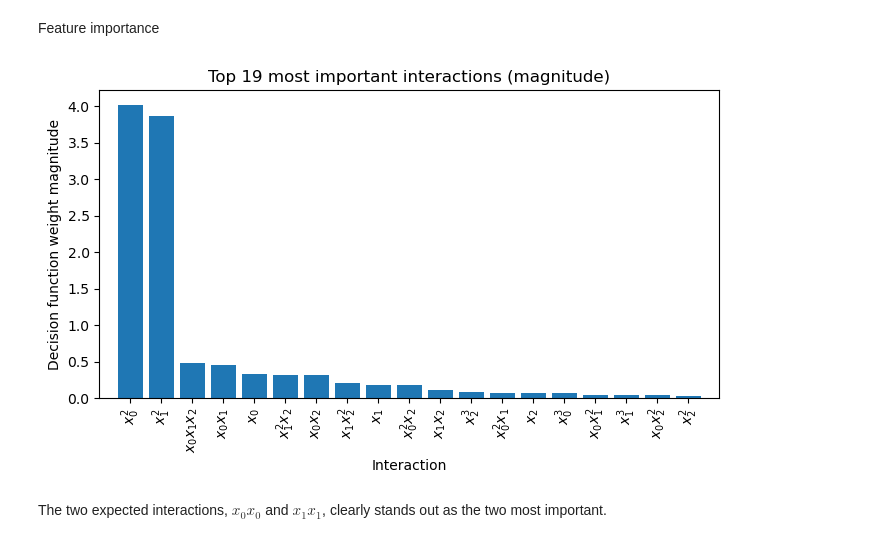
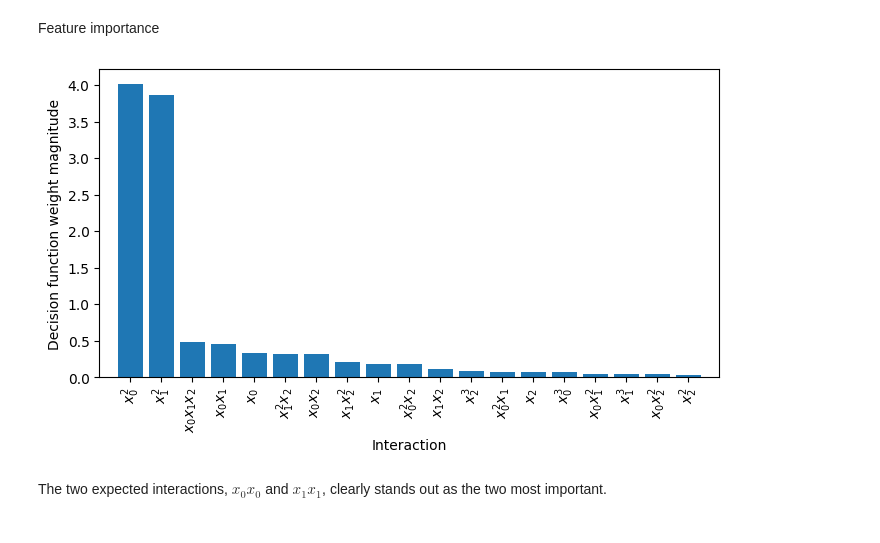
Before and after one commit to rikardvinge/explainpolysvm, a Jupyter notebook: examples/3d_tubes/feature_importance_3d.ipynb, the cells around one changed output. Cells and saved outputs as stored; diff of their text form; code cells hidden in the pictures.

```diff
--- a/examples/3d_tubes/feature_importance_3d.ipynb
+++ b/examples/3d_tubes/feature_importance_3d.ipynb
@@ -14,7 +14,7 @@ from sklearn.svm import SVC
 
 rng = np.random.default_rng(1011)
 # %%
-save_figs = False
+save_figs = True
 # %%
 n_train_per_class = 500  # We will later remove 25 samples per class to a test set.
 def generate_data(n_per_class):
@@ -95,12 +97,14 @@ Test accuracy: 0.9183333333333333
 # %% [markdown]
 Feature importance
 # %%
-_ = es.plot_model_bar(n_features=20, magnitude=True, figsize=(8,4), show=False)
+fig = es.plot_model_bar(n_features=20, magnitude=True, figsize=(8,4), show=False)
+fig.gca().set_title('')
 if save_figs:
     plt.savefig('./images/feature_importance_3d.png', dpi=200, bbox_inches='tight', facecolor='white')
+    plt.savefig('./images/feature_importance_3d.eps', bbox_inches='tight', facecolor='white')
 plt.show()
 # %% [output]
-[figure, old version]
+[figure, new version]
 # %% [markdown]
 The two expected interactions, $x_0x_0$ and $x_1x_1$, clearly stands out as the two most important.
 # %% [markdown]
```
Also changed, not shown: parts of 5 cells of this notebook, 26 other files.
